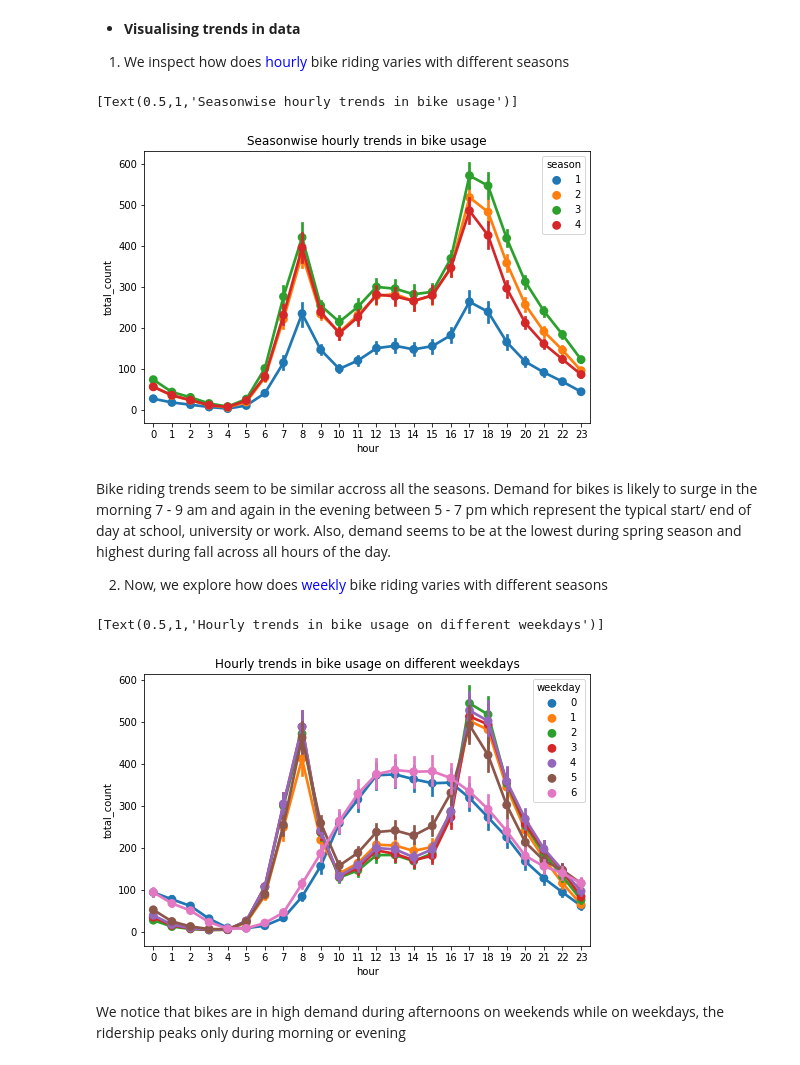
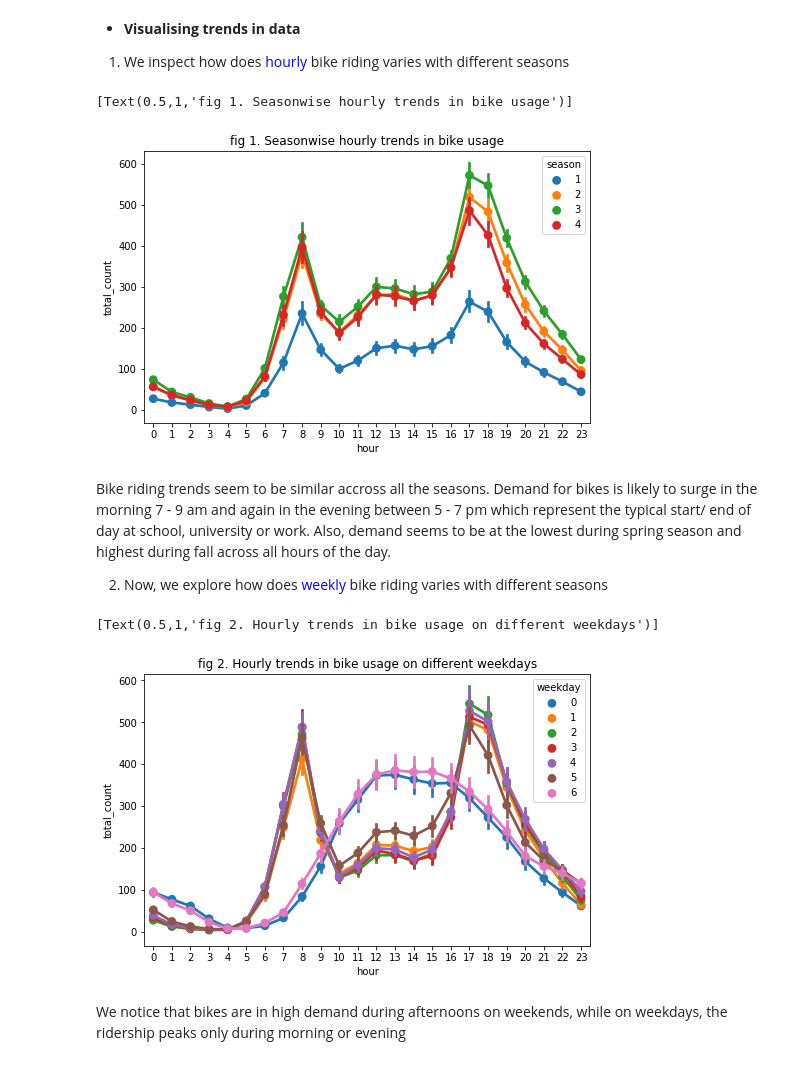
Before and after one commit to DataSorcerer/Bike-sharing-model-and-analysis, a Jupyter notebook: Report-Predictive-Modelling-for-Bike-Sharing.ipynb, the cells around one changed output. Cells and saved outputs as stored; diff of their text form; code cells hidden in the pictures.

```diff
--- a/Report-Predictive-Modelling-for-Bike-Sharing.ipynb
+++ b/Report-Predictive-Modelling-for-Bike-Sharing.ipynb
@@ -82,13 +82,13 @@ df_bike_hour['weather_condition'] = df_bike_hour.weather_condition.astype('categ
 # %%
 
 fig, ax = plt.subplots()
 fig.set_size_inches(8,5)
 sns.pointplot(data=df_bike_hour[['hour', 'total_count', 'season']],
               x='hour', y='total_count', hue='season', ax=ax)
-ax.set(title = 'Seasonwise hourly trends in bike usage')
+ax.set(title = 'fig 1. Seasonwise hourly trends in bike usage')
 # %% [output]
-[Text(0.5,1,'Seasonwise hourly trends in bike usage')]
+[Text(0.5,1,'fig 1. Seasonwise hourly trends in bike usage')]
-[figure, old version]
+[figure, new version]
 # %% [markdown]
 Bike riding trends seem to be similar accross all the seasons. Demand for bikes is likely to surge in the morning 7 - 9 am and again in the evening between 5 - 7 pm which represent the typical start/ end of day at school, university or work. Also, demand seems to be at the lowest during spring season and highest during fall across all hours of the day.
 
@@ -98,9 +98,9 @@ fig, ax = plt.subplots()
 fig.set_size_inches(8,5)
 sns.pointplot(data=df_bike_hour[['hour', 'total_count', 'weekday']],
               x='hour', y='total_count', hue='weekday', ax=ax)
-ax.set(title = 'Hourly trends in bike usage on different weekdays')
+ax.set(title = 'fig 2. Hourly trends in bike usage on different weekdays')
 # %% [output]
-[Text(0.5,1,'Hourly trends in bike usage on different weekdays')]
+[Text(0.5,1,'fig 2. Hourly trends in bike usage on different weekdays')]
-[figure, old version]
+[figure, new version]
 # %% [markdown]
-We notice that bikes are in high demand during afternoons on weekends while on weekdays, the ridership peaks only during morning or evening
+We notice that bikes are in high demand during afternoons on weekends, while on weekdays, the ridership peaks only during morning or evening
```
Also changed, not shown: parts of 6 cells of this notebook.
